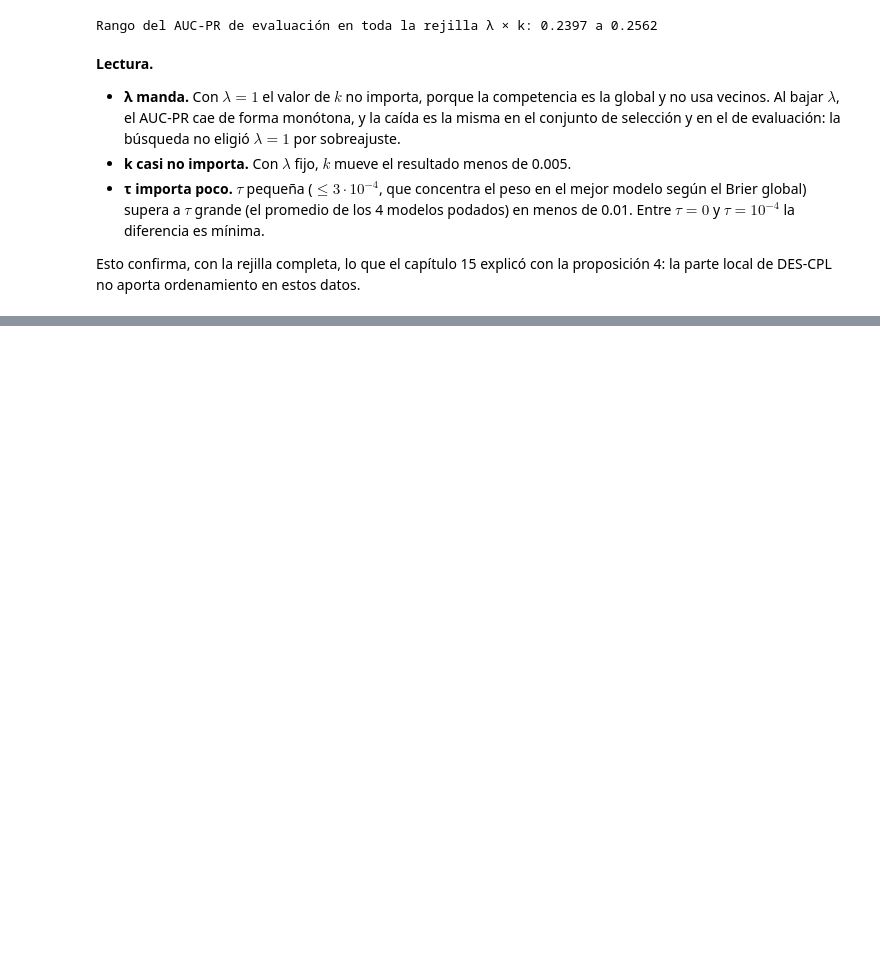
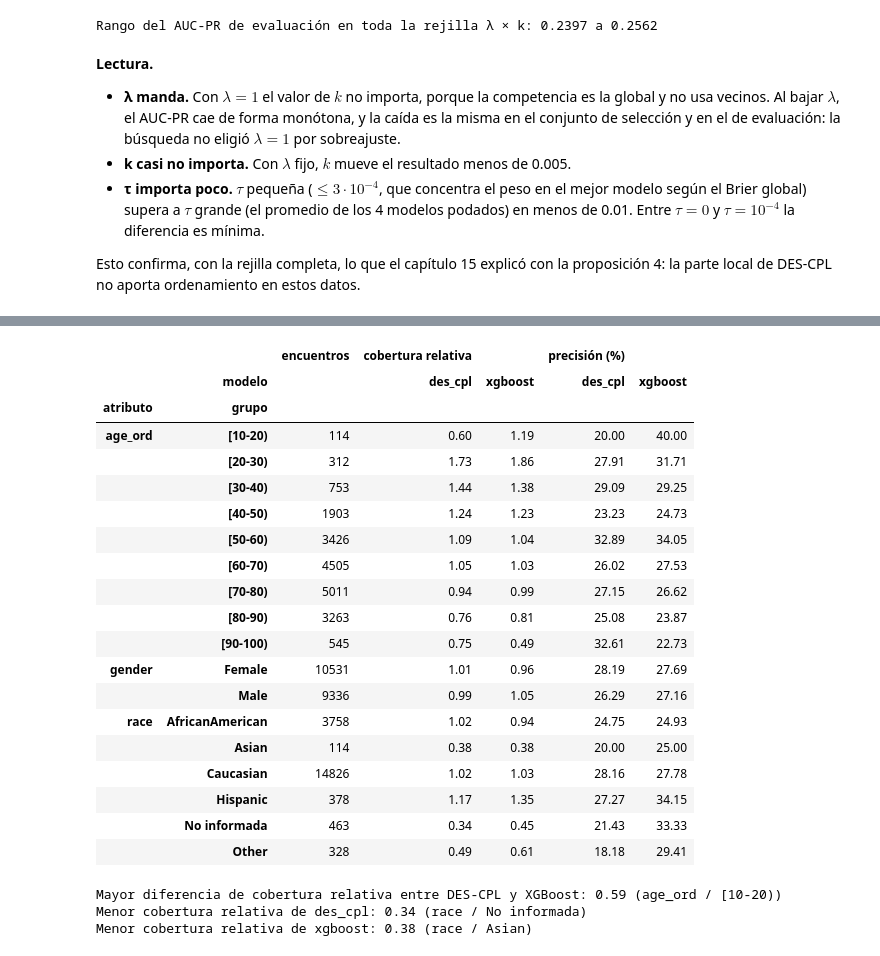
Before and after one commit to joshua2412-a/Diabetes_ProyectoML_202630, a Jupyter notebook: docs/16_Evaluacion_Ampliada.ipynb, the cells around one changed output, grey strips where cells are left out. Cells and saved outputs as stored; diff of their text form; code cells hidden in the pictures; blank space fills up the shorter version.

```diff
--- a/docs/16_Evaluacion_Ampliada.ipynb
+++ b/docs/16_Evaluacion_Ampliada.ipynb
@@ -425,0 +499,69 @@ Esto confirma, con la rejilla completa, lo que el capítulo 15 explicó con la p
+# %%
+roles = json.loads((RAIZ / "data" / "processed" / "roles_variables.json").read_text(encoding="utf-8"))
+prueba = pd.read_parquet(RAIZ / "data" / "processed" / "diabetes_test.parquet")
+pred = pd.read_parquet(ARTEFACTOS / "predicciones_prueba.parquet")
+objetivo = pred["y_real"].to_numpy()
+# Las predicciones se guardaron en el orden de diabetes_test.parquet.
+assert (objetivo == prueba[roles["objetivo"]].to_numpy()).all()
+etiquetas_edad = {int(k): v for k, v in roles["etiquetas_edad"].items()}
+CAPACIDAD = 0.10   # la misma del capítulo 7
+
+filas = []
+for modelo in ["des_cpl", "xgboost"]:
+    p = pred[modelo].to_numpy()
+    seleccionado = p >= np.quantile(p, 1 - CAPACIDAD)
+    cobertura_global = (seleccionado & (objetivo == 1)).sum() / objetivo.sum()
+    for atributo in ["race", "gender", "age_ord"]:
+        columna = prueba[atributo]
+        if atributo == "age_ord":
+            columna = columna.map(etiquetas_edad)
+        valores = columna.to_numpy()
+        for grupo in sorted(pd.unique(valores), key=str):
+            m = valores == grupo
+            if m.sum() < 100:
+                continue
+            real = objetivo[m]
+            cobertura = (seleccionado[m] & (real == 1)).sum() / max(real.sum(), 1)
+            precision = (seleccionado[m] & (real == 1)).sum() / max(seleccionado[m].sum(), 1)
+            filas.append({"modelo": modelo, "atributo": atributo, "grupo": grupo,
+                          "encuentros": int(m.sum()), "tasa real (%)": 100 * real.mean(),
+                          "cobertura (%)": 100 * cobertura, "precisión (%)": 100 * precision,
+                          "cobertura relativa": cobertura / cobertura_global})
+equidad = pd.DataFrame(filas)
+guardar_resultado(equidad, "equidad_des_cpl_prueba")
+tabla_equidad = equidad.pivot_table(index=["atributo", "grupo"], columns="modelo",
+                                    values=["cobertura relativa", "precisión (%)"]).round(2)
+tabla_equidad.insert(0, "encuentros", equidad.drop_duplicates(["atributo", "grupo"])
+                     .set_index(["atributo", "grupo"])["encuentros"])
+display(tabla_equidad)
+ancho = equidad.pivot_table(index=["atributo", "grupo"], columns="modelo", values="cobertura relativa")
+diferencia = (ancho["des_cpl"] - ancho["xgboost"]).abs()
+print(f"Mayor diferencia de cobertura relativa entre DES-CPL y XGBoost: {diferencia.max():.2f} "
+      f"({' / '.join(map(str, diferencia.idxmax()))})")
+for modelo in ["des_cpl", "xgboost"]:
+    peor = ancho[modelo].idxmin()
+    print(f"Menor cobertura relativa de {modelo}: {ancho[modelo].min():.2f} ({' / '.join(map(str, peor))})")
+# %% [output]
+|  |  | encuentros | cobertura relativa |  | precisión (%) |  |
+|  | modelo |  | des_cpl | xgboost | des_cpl | xgboost |
+| atributo | grupo |  |  |  |  |  |
+| age_ord | [10-20) | 114 | 0.60 | 1.19 | 20.00 | 40.00 |
+|  | [20-30) | 312 | 1.73 | 1.86 | 27.91 | 31.71 |
+|  | [30-40) | 753 | 1.44 | 1.38 | 29.09 | 29.25 |
+|  | [40-50) | 1903 | 1.24 | 1.23 | 23.23 | 24.73 |
+|  | [50-60) | 3426 | 1.09 | 1.04 | 32.89 | 34.05 |
+|  | [60-70) | 4505 | 1.05 | 1.03 | 26.02 | 27.53 |
+|  | [70-80) | 5011 | 0.94 | 0.99 | 27.15 | 26.62 |
+|  | [80-90) | 3263 | 0.76 | 0.81 | 25.08 | 23.87 |
+|  | [90-100) | 545 | 0.75 | 0.49 | 32.61 | 22.73 |
+| gender | Female | 10531 | 1.01 | 0.96 | 28.19 | 27.69 |
+|  | Male | 9336 | 0.99 | 1.05 | 26.29 | 27.16 |
+| race | AfricanAmerican | 3758 | 1.02 | 0.94 | 24.75 | 24.93 |
+|  | Asian | 114 | 0.38 | 0.38 | 20.00 | 25.00 |
+|  | Caucasian | 14826 | 1.02 | 1.03 | 28.16 | 27.78 |
+|  | Hispanic | 378 | 1.17 | 1.35 | 27.27 | 34.15 |
+|  | No informada | 463 | 0.34 | 0.45 | 21.43 | 33.33 |
+|  | Other | 328 | 0.49 | 0.61 | 18.18 | 29.41 |
+Mayor diferencia de cobertura relativa entre DES-CPL y XGBoost: 0.59 (age_ord / [10-20))
+Menor cobertura relativa de des_cpl: 0.34 (race / No informada)
+Menor cobertura relativa de xgboost: 0.38 (race / Asian)
```
Also changed, not shown: parts of 10 cells of this notebook, 3 other files.
